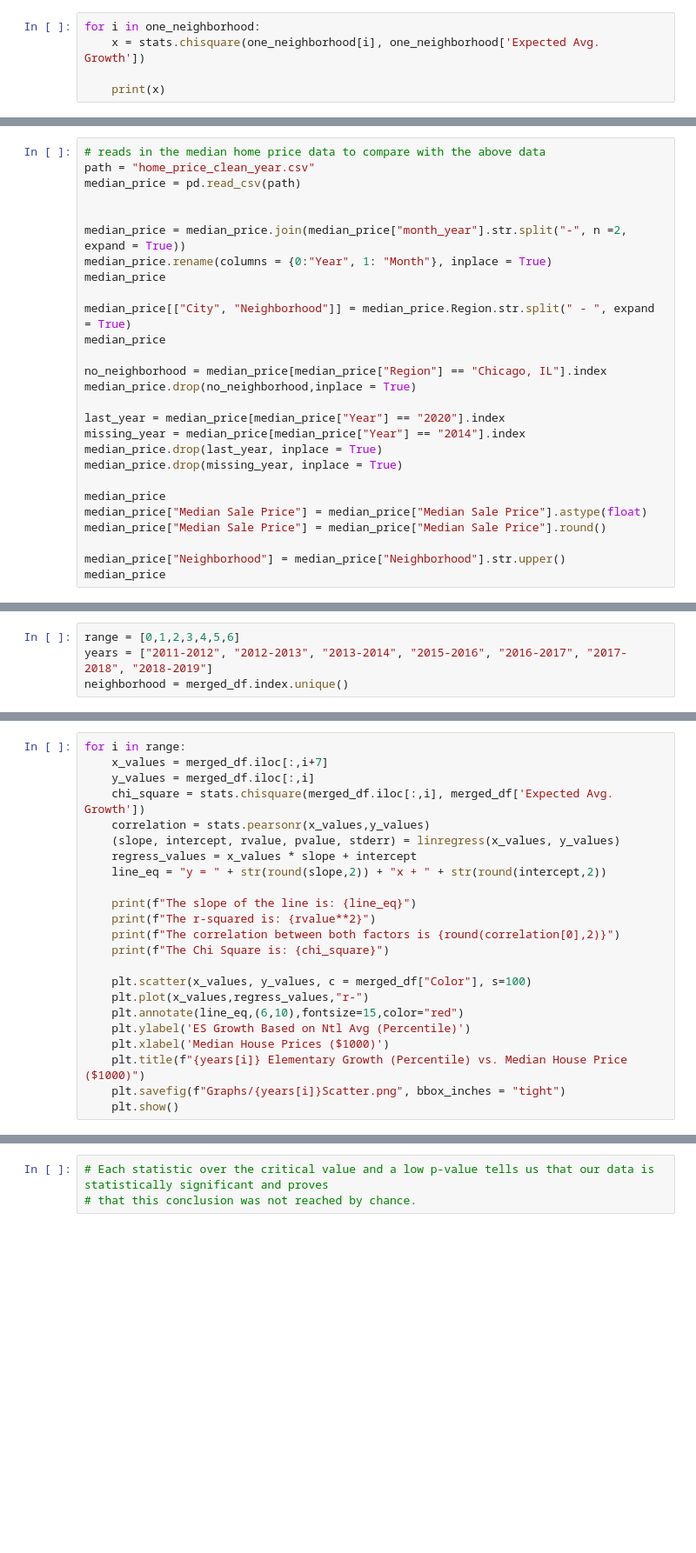
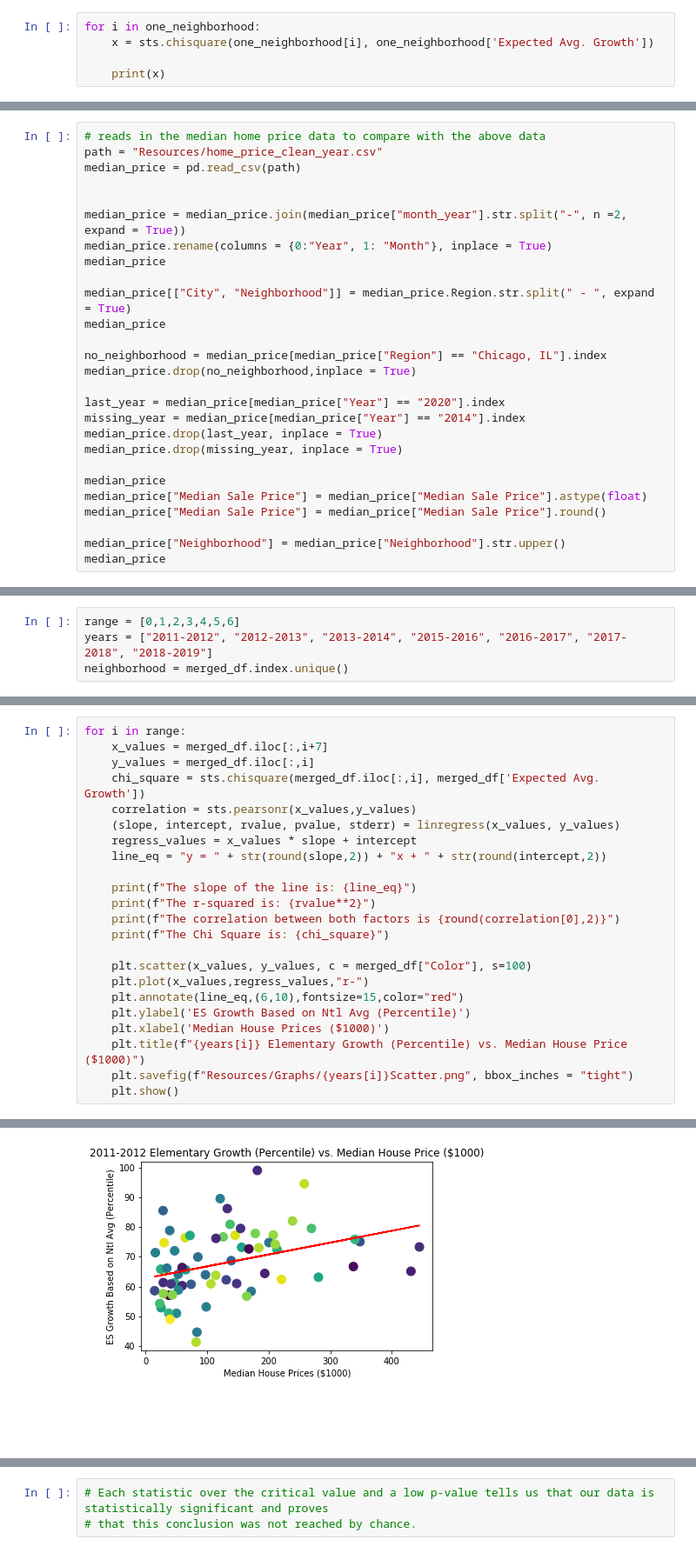
Before and after one commit to ruilin86/Group-Project, a Jupyter notebook: project.ipynb, the cells around one changed output, grey strips where cells are left out. Shown at 87% size. Cells and saved outputs as stored; diff of their text form; blank space fills up the shorter version.

```diff
--- a/project.ipynb
+++ b/project.ipynb
@@ -1218,5 +1195,5 @@ critical_value
 # %%
 for i in one_neighborhood:
-    x = stats.chisquare(one_neighborhood[i], one_neighborhood['Expected Avg. Growth'])
+    x = sts.chisquare(one_neighborhood[i], one_neighborhood['Expected Avg. Growth'])
 
     print(x)
@@ -1285,7 +1278,7 @@ graphing_final = final_hs[["Long_Name", "COMMAREA", "College Enrollment 2011-201
 graphing_final = graphing_final.rename(columns= {"COMMAREA": "Neighborhood"})
 # %%
 # reads in the median home price data to compare with the above data
-path = "home_price_clean_year.csv"
+path = "Resources/home_price_clean_year.csv"
 median_price = pd.read_csv(path)
 
 
@@ -1354,8 +1407,8 @@ print(f"The Critical value is: {critical_value}")
 for i in range:
     x_values = merged_df.iloc[:,i+7]
     y_values = merged_df.iloc[:,i]
-    chi_square = stats.chisquare(merged_df.iloc[:,i], merged_df['Expected Avg. Growth'])
-    correlation = stats.pearsonr(x_values,y_values)
+    chi_square = sts.chisquare(merged_df.iloc[:,i], merged_df['Expected Avg. Growth'])
+    correlation = sts.pearsonr(x_values,y_values)
     (slope, intercept, rvalue, pvalue, stderr) = linregress(x_values, y_values)
     regress_values = x_values * slope + intercept
     line_eq = "y = " + str(round(slope,2)) + "x + " + str(round(intercept,2))
@@ -1371,5 +1424,6 @@ for i in range:
     plt.ylabel('ES Growth Based on Ntl Avg (Percentile)')
     plt.xlabel('Median House Prices ($1000)')
     plt.title(f"{years[i]} Elementary Growth (Percentile) vs. Median House Price ($1000)")
-    plt.savefig(f"Graphs/{years[i]}Scatter.png", bbox_inches = "tight")
+    plt.savefig(f"Resources/Graphs/{years[i]}Scatter.png", bbox_inches = "tight")
     plt.show()
+# %% [output]
@@ -1375,0 +1434 @@ for i in range:
+[figure, added]
```
Also changed, not shown: parts of 37 cells of this notebook.
